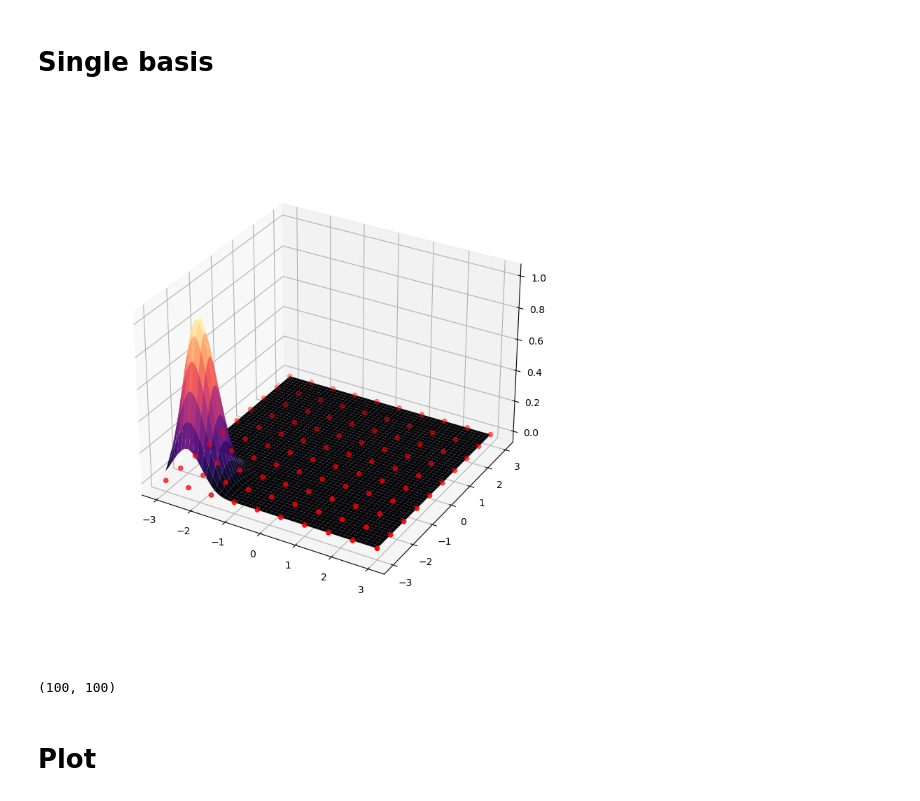
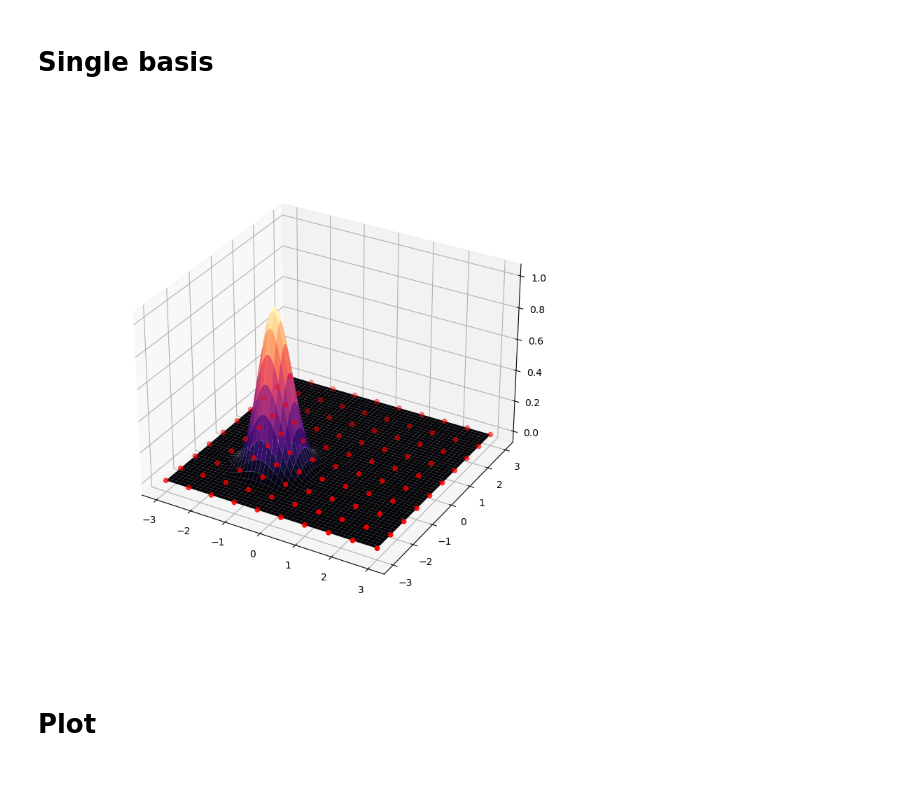
Before and after one commit to kamosevoyan/Diploma_work, a Jupyter notebook: Notebooks/Biharmonic_equation.ipynb, the cells around one changed output. Drawn from its saved outputs; the diff is of its cells as text; code cells hidden in the pictures.

```diff
--- a/Notebooks/Biharmonic_equation.ipynb
+++ b/Notebooks/Biharmonic_equation.ipynb
@@ -105,14 +92,14 @@ zz = np.zeros_like(xx)
 # %%
 %matplotlib widget
 fig = plt.figure(figsize=(8, 8))
 ax = plt.axes(projection='3d')
-zz = np.outer(final_basis_normal(1, x, h, N, x0),
-              final_basis_normal(1, x, h, N, x0))
+zz = np.outer(final_basis_normal(3, x, h, N, x0),
+              final_basis_normal(3, x, h, N, x0))
 ax.plot_surface(xx, yy, zz, cmap='magma')
 ax.scatter(IX, IY, IZ*0, color="red")
 plt.show()
 # %% [output]
-[figure, old version]
+[figure, new version]
 # %%
 x0 = 0
 N = 10
@@ -180,10 +167,6 @@ for i in range(n_points**2):
             tmp[idx[0] - 1, idx[1]] *= 1.25
 
     matrix[i] = tmp.flatten()
-# %%
-matrix.shape
-# %% [output]
-(100, 100)
 # %%
 c = np.linalg.solve(matrix, b)
 # %% [markdown]
```
Also changed, not shown: parts of 6 cells of this notebook.
